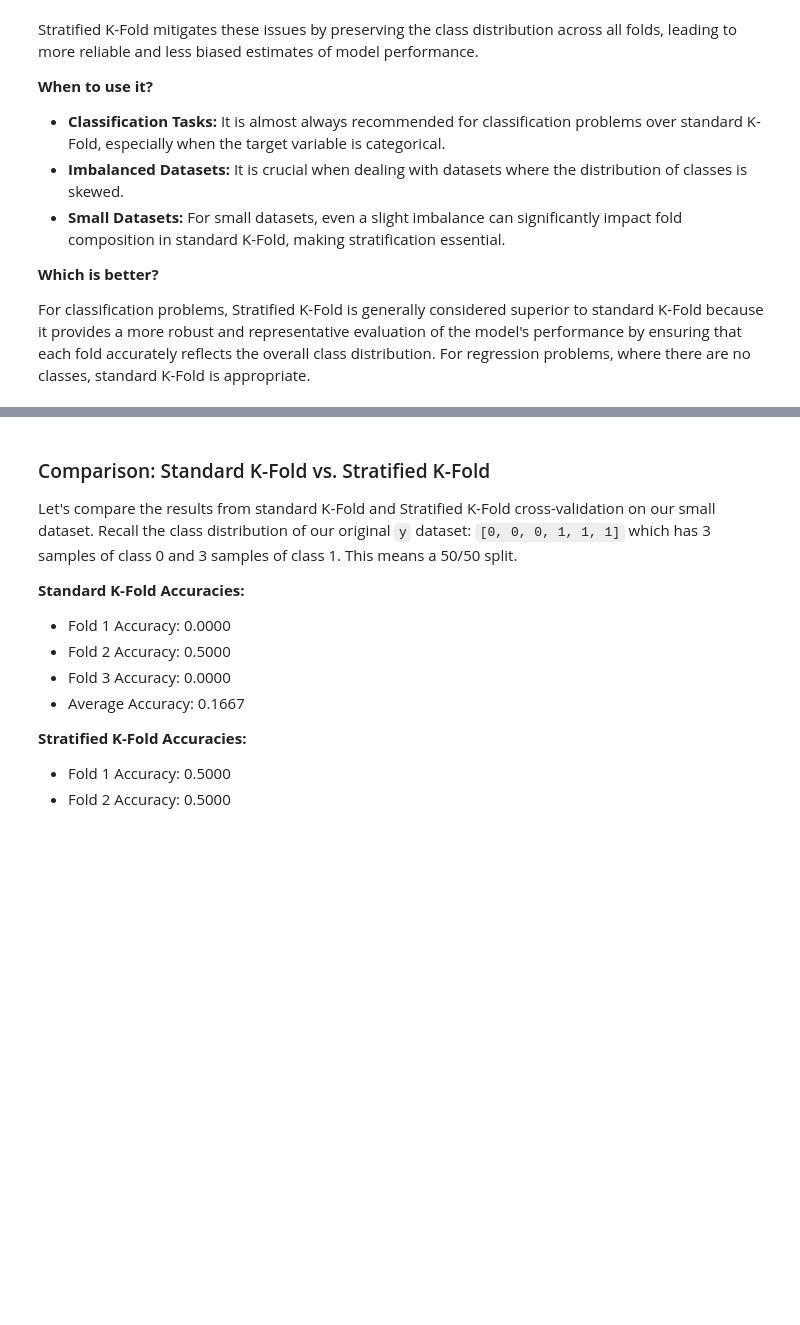
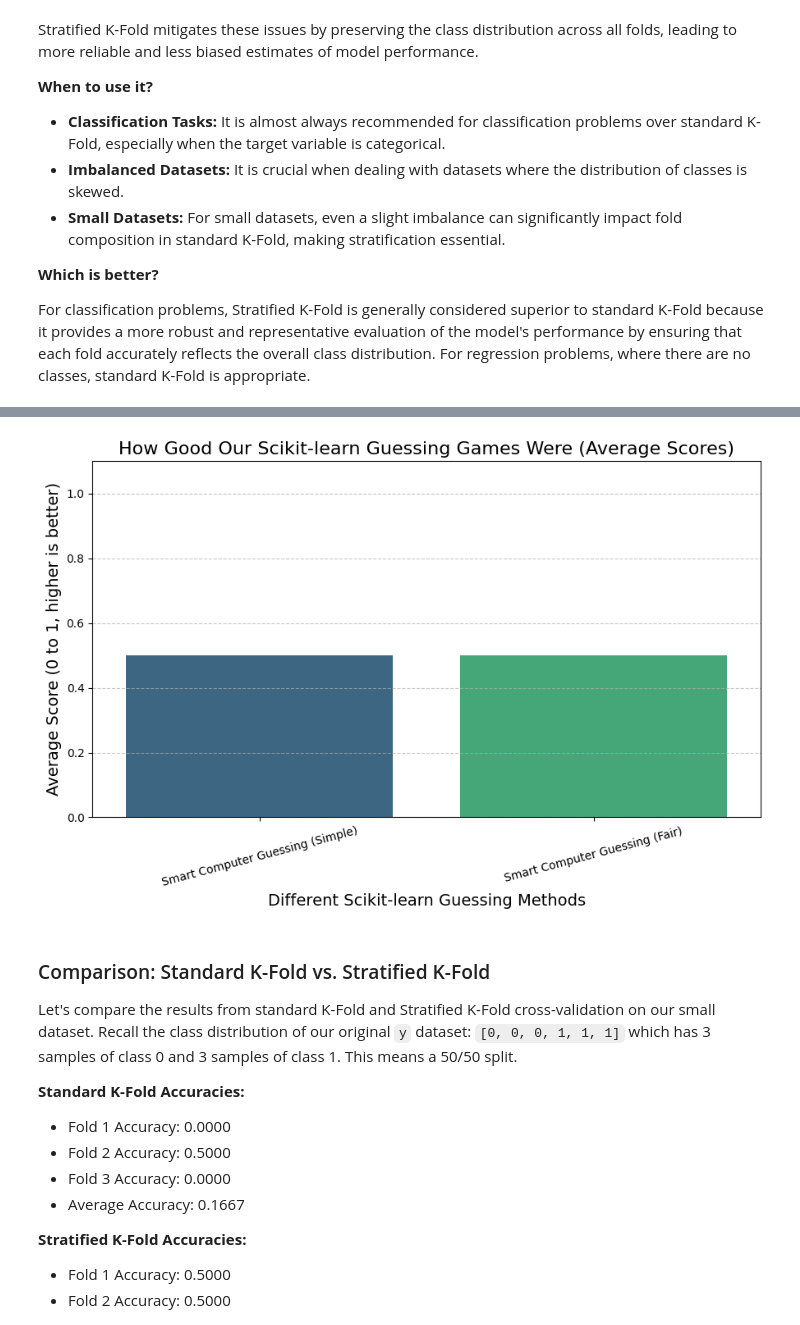
Before and after one commit to Kartikiscalm/IML-LAB-, a Jupyter notebook: Lab6_Evaluation_CrossValidation.ipynb, the cells around one changed output, grey strips where cells are left out. Saved outputs shown, nothing was run; the diff lists cells and outputs as text; code cells hidden in the pictures; blank space fills up the shorter version.

```diff
--- a/Lab6_Evaluation_CrossValidation.ipynb
+++ b/Lab6_Evaluation_CrossValidation.ipynb
@@ -453,35 +668,48 @@ For classification problems, Stratified K-Fold is generally considered superior
 # %%
 from sklearn.model_selection import StratifiedKFold
 
-# Define the number of folds (same as before for comparison)
+# Define the number of folds
 n_splits_stratified = n_splits_demo
 
 # Initialize StratifiedKFold cross-validator
-skf = StratifiedKFold(n_splits=n_splits_stratified, shuffle=True, random_state=42)
+skf = StratifiedKFold(
+    n_splits=n_splits_stratified,
+    shuffle=True,
+    random_state=42
+)
 
-# Initialize the Logistic Regression model (same as before)
-model_stratified = LogisticRegression(random_state=42, solver='liblinear', C=0.1)
+# Initialize the Logistic Regression model
+model_stratified = LogisticRegression(
+    random_state=42,
+    solver='liblinear',
+    C=0.1
+)
 
 stratified_accuracies = []
+
 print(f"Number of samples: {X.shape[0]}")
 print(f"Number of folds: {n_splits_stratified}")
 
 for i, (train_index, test_index) in enumerate(skf.split(X, y)):
+
     X_train, X_test = X[train_index], X[test_index]
     y_train, y_test = y[train_index], y[test_index]
 
     model_stratified.fit(X_train, y_train)
-    y_pred = __________ #fill with appropriate statement to run the code
-    accuracy = ________ #calculate the accuracy on y_test,y_pred
+
+    y_pred = model_stratified.predict(X_test)
+
+    accuracy = accuracy_score(y_test, y_pred)
+
     stratified_accuracies.append(accuracy)
 
     print(f"Fold {i+1} Accuracy: {accuracy:.4f}")
     print(f"  Train class distribution (y): {np.bincount(y_train)}")
     print(f"  Test class distribution (y): {np.bincount(y_test)}")
 
-# Calculate the average accuracy using mean and standard deviation
+# Calculate the average accuracy
 mean_accuracy_stratified = np.mean(stratified_accuracies)
-std_accuracy_stratified  = np.std(stratified_accuracies)
+std_accuracy_stratified = np.std(stratified_accuracies)
 
 print(f"\nAverage Stratified K-Fold Accuracy: {mean_accuracy_stratified:.4f}")
 print(f"Standard Deviation of Stratified K-Fold Accuracy: {std_accuracy_stratified:.4f}")
@@ -494,35 +737,38 @@ import numpy as np
 # Assuming n_splits_demo is defined, if not, set a default for safety (e.g., 3)
 # If previous cells haven't run, these lists might be full of zeros, which is okay for this simplified plot.
 if 'n_splits_demo' not in locals():
     n_splits_demo = 3 # Default if not found
 
 # Ensure these lists exist, even if with zeros, to prevent errors for children's code.
 # Only Scikit-learn related initializations are kept
 if 'sklearn_accuracies' not in locals() or not sklearn_accuracies:
     sklearn_accuracies = [0.0] * n_splits_demo
 if 'stratified_accuracies' not in locals():
     stratified_accuracies = [0.0] * n_splits_demo
 
 # Calculate the average score for each guessing method (excluding scratch)
-avg_sklearn_accuracy = _____________ #TODO
-avg_stratified_accuracy = _____________ #TODO
+avg_sklearn_accuracy = np.mean(sklearn_accuracies)
+avg_stratified_accuracy = np.mean(stratified_accuracies)
+
 # Create a simple table (DataFrame) for our plot
 plot_data_for_kids = pd.DataFrame({
     'Guessing Method': ['Smart Computer Guessing (Simple)', 'Smart Computer Guessing (Fair)'],
     'Average Score': [avg_sklearn_accuracy, avg_stratified_accuracy]
 })
 
 # Make a bar chart to compare the average scores
 plt.figure(figsize=(9, 6))
 sns.barplot(x='Guessing Method', y='Average Score', data=plot_data_for_kids, palette='viridis', hue='Guessing Method', legend=False)
 plt.title('How Good Our Scikit-learn Guessing Games Were (Average Scores)', fontsize=16)
 plt.xlabel('Different Scikit-learn Guessing Methods', fontsize=14)
 plt.ylabel('Average Score (0 to 1, higher is better)', fontsize=14)
 plt.ylim(0, 1.1) # Scores usually go from 0 to 1, so we give a little extra room
 plt.grid(axis='y', linestyle='--', alpha=0.7)
 plt.xticks(rotation=15) # Tilt the names a bit so they fit better
 plt.tight_layout() # Makes sure everything fits nicely
 plt.show()
+# %% [output]
+[figure, added]
 # %% [markdown]
 ### Comparison: Standard K-Fold vs. Stratified K-Fold
 
```
Also changed, not shown: parts of 15 cells of this notebook.
